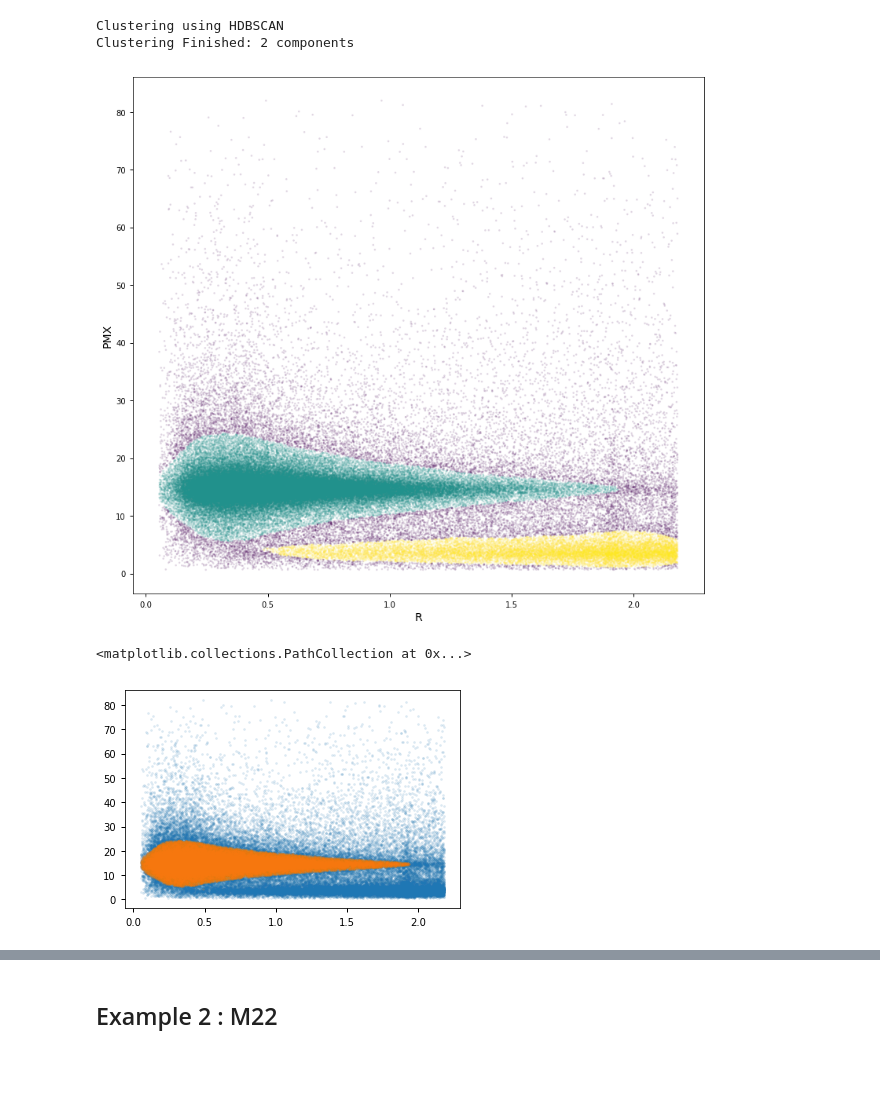
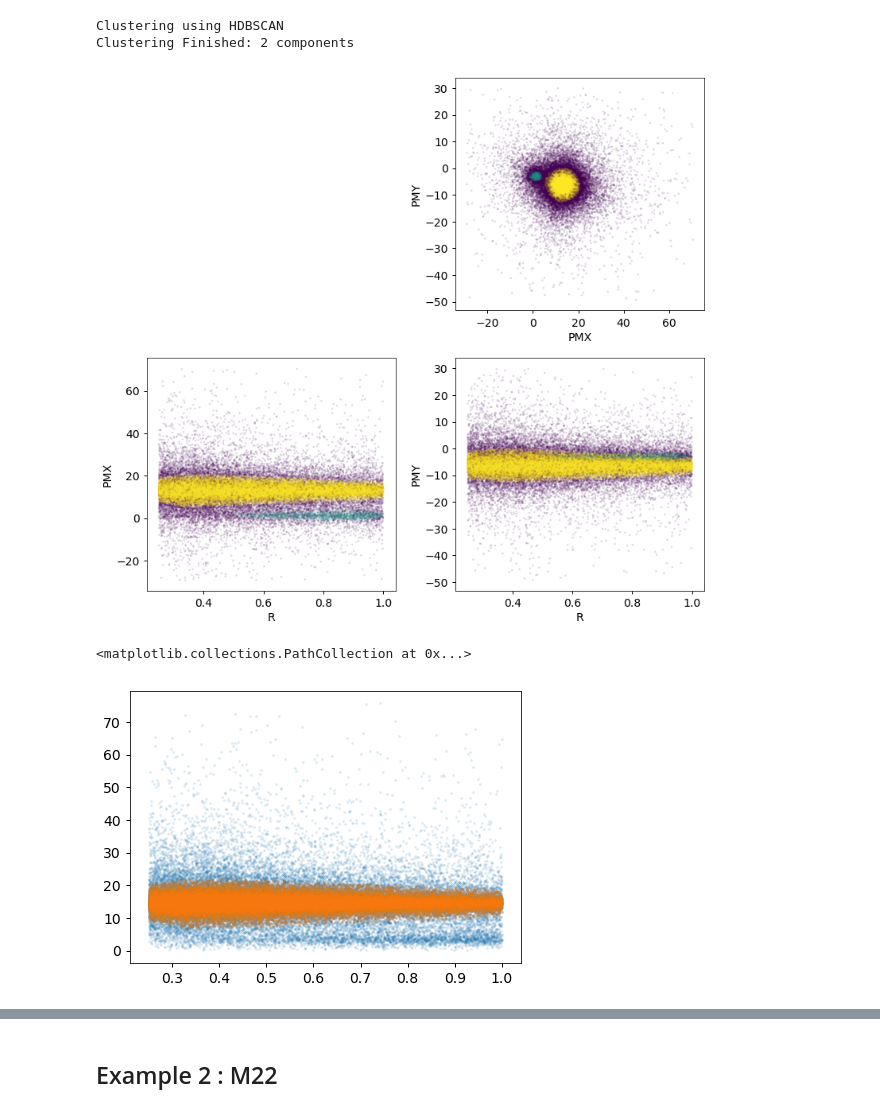
Before and after one commit to nstarman/jas1101_project, a Jupyter notebook: notebooks/clustering.ipynb, the cells around one changed output, grey strips where cells are left out. Drawn from its saved outputs; the diff is of its cells as text; code cells hidden in the pictures; blank space fills up the shorter version.

```diff
--- a/notebooks/clustering.ipynb
+++ b/notebooks/clustering.ipynb
@@ -58,7 +39,7 @@ Exception:
 # %% [markdown]
 ## Example 1 :Tuc 47
 # %%
-GC = GlobularCluster.from_name('NGC_104_47Tuc', member_threshold=0.0)
+GC = GlobularCluster.from_name('NGC_104_47Tuc', member_threshold=0.)
 # %%
 plt.figure(figsize=(7,7))
 H, xb, yb, _ = plt.hist2d(GC.x, GC.y, bins=100, range=[[-1.5,1.5],[-1.5,1.5]], norm=LogNorm(), cmap="gnuplot2")
@@ -96,8 +77,9 @@ Text(0,0.5,'PM')
 # %%
-X0 = np.vstack([GC.r, GC.pm]).T
-good_pm = clip_quantile_nd(X0, z_quantile=[0.001, 0.999], ind_clip=[0,1])
+X0 = np.vstack([GC.r, GC.pmx, GC.pmy]).T
+good_pm = clip_quantile_nd(X0, z_quantile=[0.001, 0.999], ind_clip=[1,2])
+good_r = (X0[:,0]>0.25) & (X0[:,0]<1)
 
-X = X0[good_pm]
+X = X0[good_pm & good_r]
 # %%
 clus = DBSCAN_Clustering(X)
 clus.run_clustering(plot=False)          # if use DBSCAN : eps = 0.5
@@ -107,4 +89,4 @@ Clustering Finished: 2 components
 # %%
 clus.plot_clustering()
 # %% [output]
-[figure, old version]
+[figure, new version]
@@ -113,6 +93,10 @@ is_mp = clus.predict_main_pop()
 # %%
-plt.scatter(X[:,0], X[:,1], s=3, alpha=0.1)
-plt.scatter(X[is_mp][:,0], X[is_mp][:,1], s=3, alpha=0.1)
+is_mp = clus.predict_main_pop()
+
+pm = np.hypot(X[:,1], X[:,2])
+plt.scatter(X[:,0], pm, s=3, alpha=0.1)
+plt.scatter(X[is_mp][:,0], pm[is_mp],
+            s=3, alpha=0.1)
 # %% [output]
 <matplotlib.collections.PathCollection at 0x...>
-[figure, old version]
+[figure, new version]
```
Also changed, not shown: parts of 35 cells of this notebook, 9 other files.
